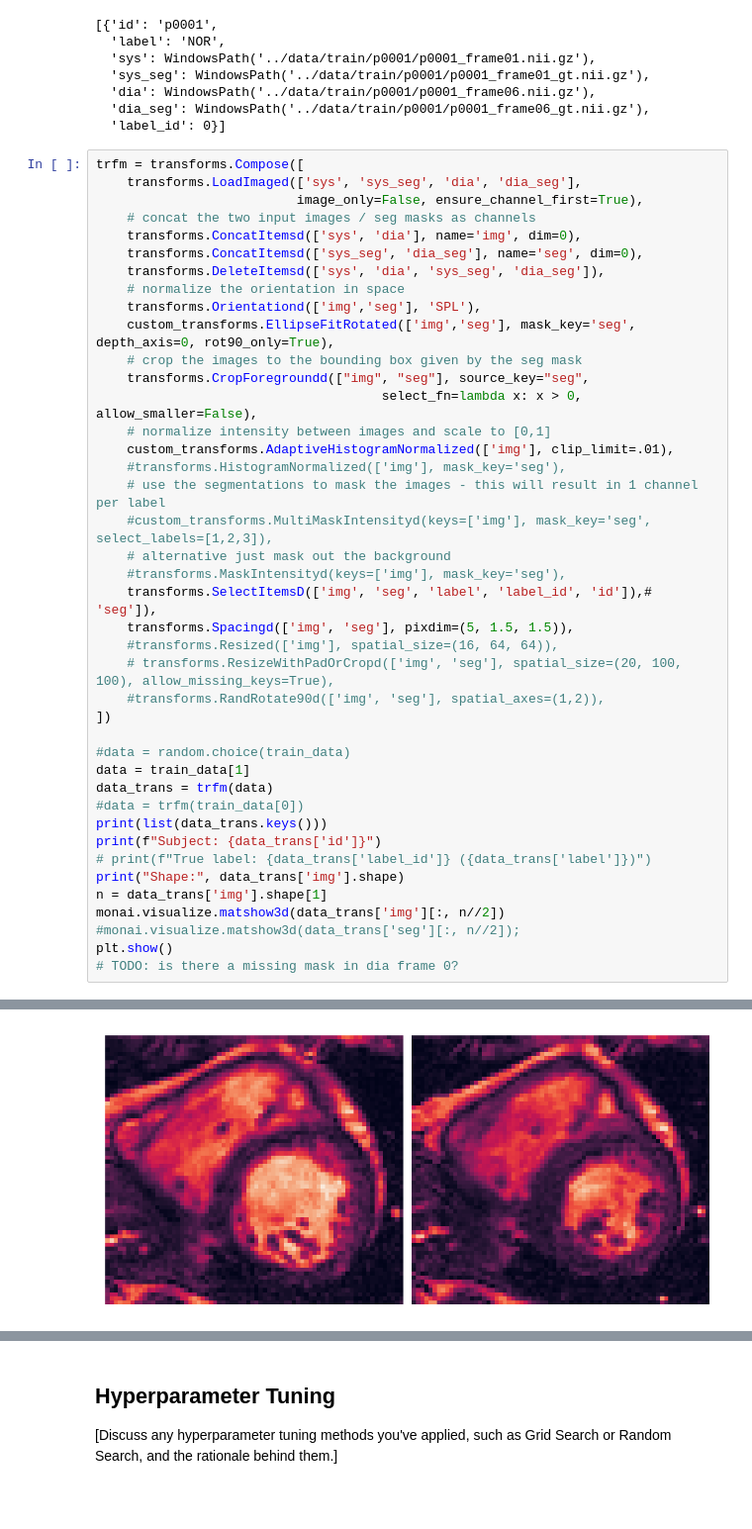
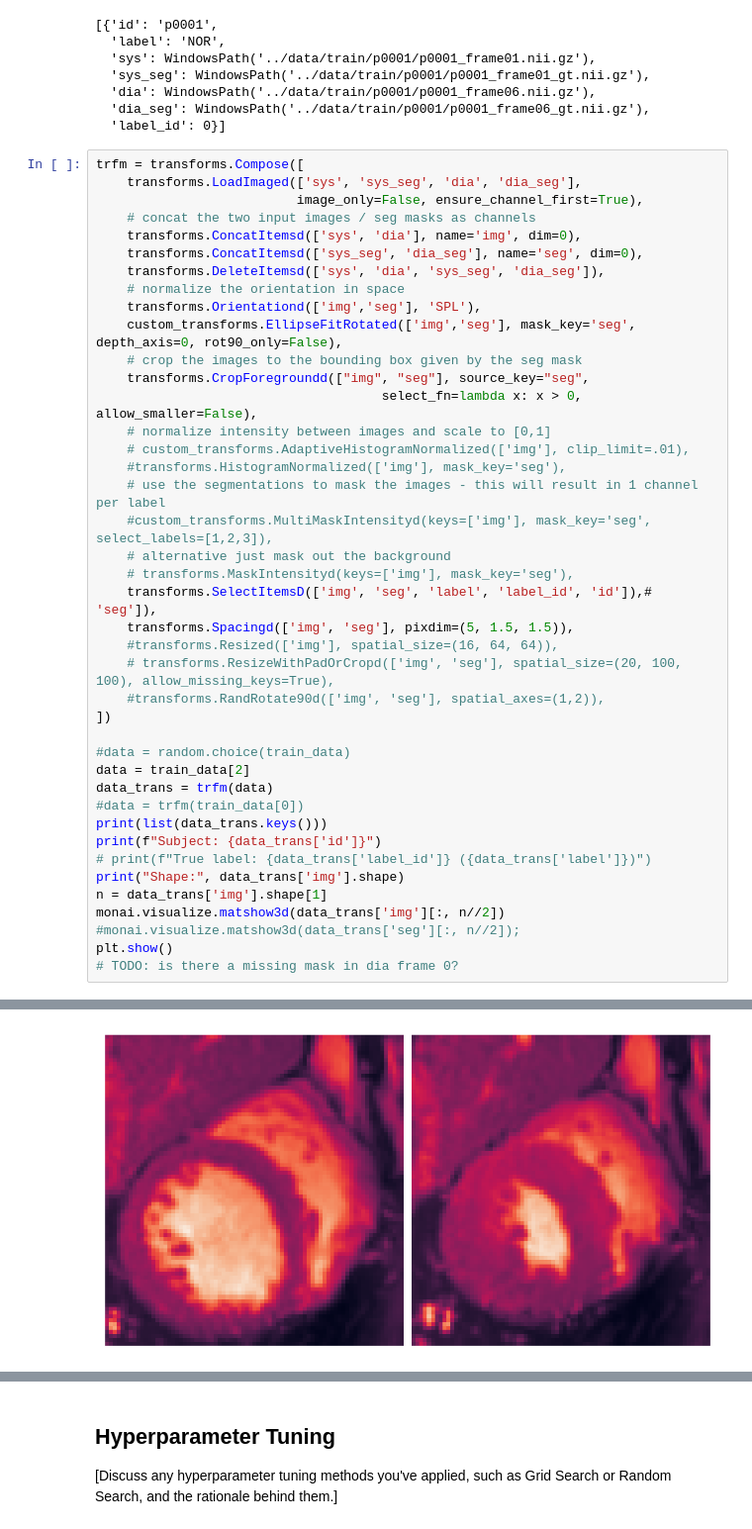
Before and after one commit to kamisoel/cardiopathy-classification, a Jupyter notebook: 3_Model/monai_resnet.ipynb, the cells around one changed output, grey strips where cells are left out. Shown at 99% size. Cells and saved outputs as stored; diff of their text form; blank space fills up the shorter version.

```diff
--- a/3_Model/monai_resnet.ipynb
+++ b/3_Model/monai_resnet.ipynb
@@ -87,17 +84,17 @@ trfm = transforms.Compose([
     transforms.DeleteItemsd(['sys', 'dia', 'sys_seg', 'dia_seg']),
     # normalize the orientation in space
     transforms.Orientationd(['img','seg'], 'SPL'),
-    custom_transforms.EllipseFitRotated(['img','seg'], mask_key='seg', depth_axis=0, rot90_only=True),
+    custom_transforms.EllipseFitRotated(['img','seg'], mask_key='seg', depth_axis=0, rot90_only=False),
     # crop the images to the bounding box given by the seg mask
     transforms.CropForegroundd(["img", "seg"], source_key="seg",
                                      select_fn=lambda x: x > 0, allow_smaller=False),
     # normalize intensity between images and scale to [0,1]
-    custom_transforms.AdaptiveHistogramNormalized(['img'], clip_limit=.01),
+    # custom_transforms.AdaptiveHistogramNormalized(['img'], clip_limit=.01),
     #transforms.HistogramNormalized(['img'], mask_key='seg'),
     # use the segmentations to mask the images - this will result in 1 channel per label
     #custom_transforms.MultiMaskIntensityd(keys=['img'], mask_key='seg', select_labels=[1,2,3]),
     # alternative just mask out the background
-    #transforms.MaskIntensityd(keys=['img'], mask_key='seg'),
+    # transforms.MaskIntensityd(keys=['img'], mask_key='seg'),
     transforms.SelectItemsD(['img', 'seg', 'label', 'label_id', 'id']),# 'seg']),
     transforms.Spacingd(['img', 'seg'], pixdim=(5, 1.5, 1.5)),
     #transforms.Resized(['img'], spatial_size=(16, 64, 64)),
@@ -106,7 +103,7 @@ trfm = transforms.Compose([
 ])
 
 #data = random.choice(train_data)
-data = train_data[1]
+data = train_data[2]
 data_trans = trfm(data)
 #data = trfm(train_data[0])
 print(list(data_trans.keys()))
@@ -125 +124 @@ Shape: torch.Size([2, 16, 65, 72])
-[figure, old version]
+[figure, new version]
```
Also changed, not shown: parts of 23 cells of this notebook, 4 other files.
